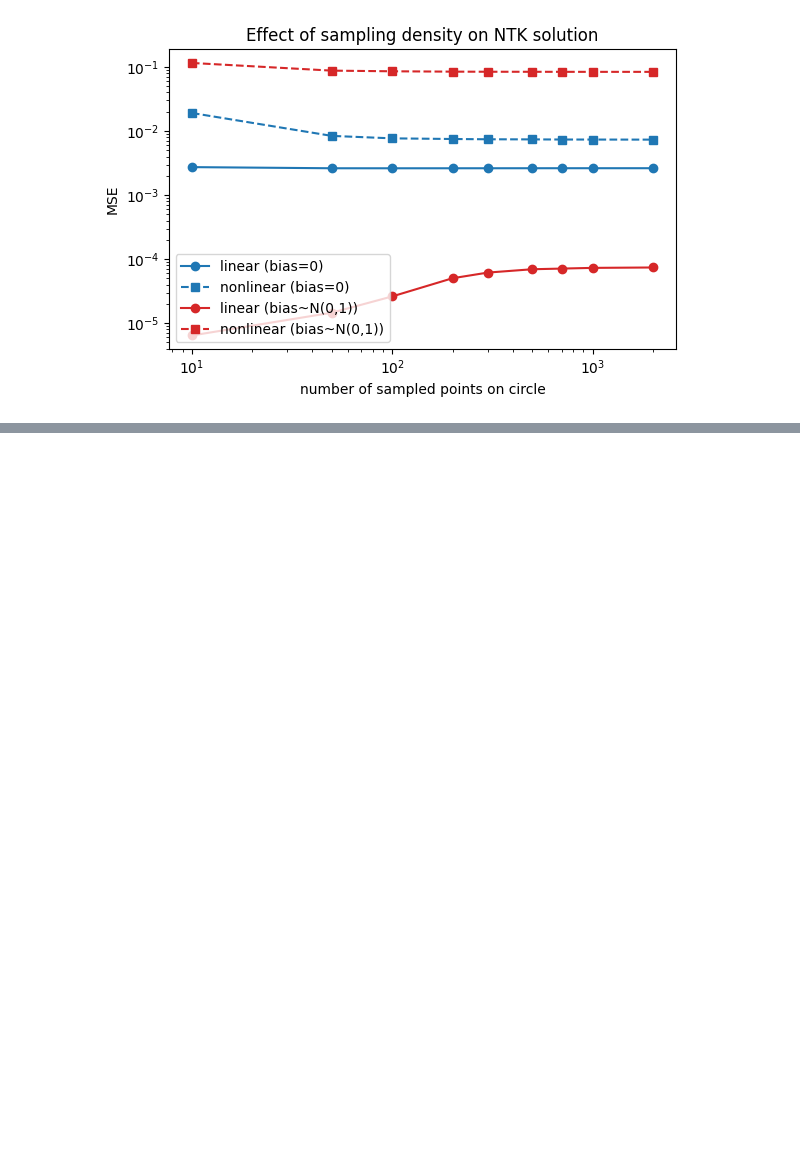
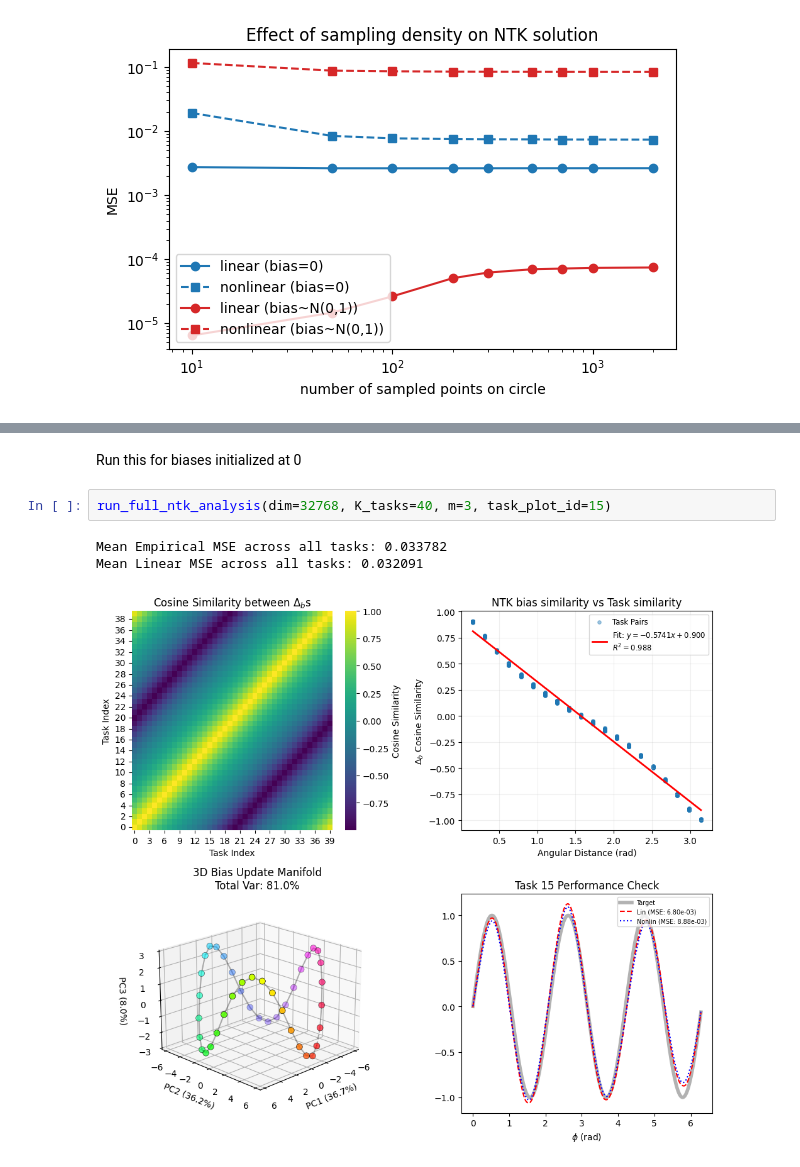
Before and after one commit to burnhamdr/neural-tangents, a Jupyter notebook: notebooks/new_paper/harmonics_tasks/hypernetwork.ipynb, the cells around one changed output, grey strips where cells are left out. Drawn from its saved outputs; the diff is of its cells as text; blank space fills up the shorter version.

Commit message:
Added analysis on the relation between task similarity and NTK-predicted parameter update.

```diff
--- a/notebooks/new_paper/harmonics_tasks/hypernetwork.ipynb
+++ b/notebooks/new_paper/harmonics_tasks/hypernetwork.ipynb
@@ -665,0 +824,8 @@ plt.show()
+# %% [markdown]
+Run this for biases initialized at 0
+# %%
+run_full_ntk_analysis(dim=32768, K_tasks=40, m=3, task_plot_id=15)
+# %% [output]
+Mean Empirical MSE across all tasks: 0.033782
+Mean Linear MSE across all tasks: 0.032091
+[figure, added]
```
Also changed, not shown: parts of 5 cells of this notebook.
